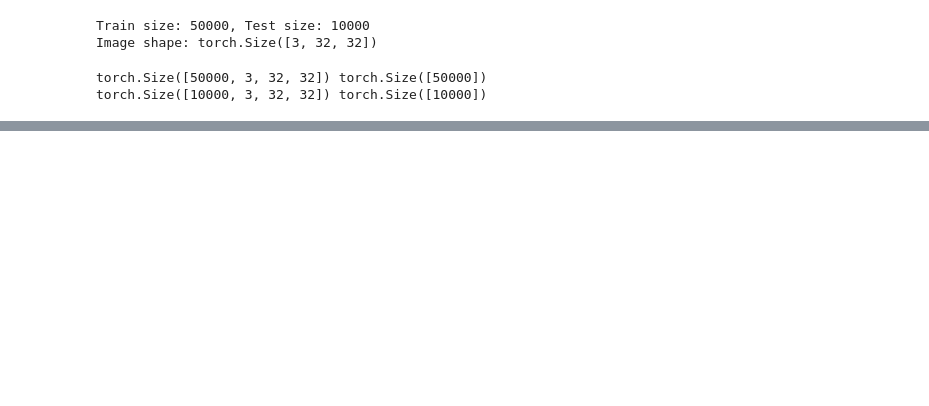
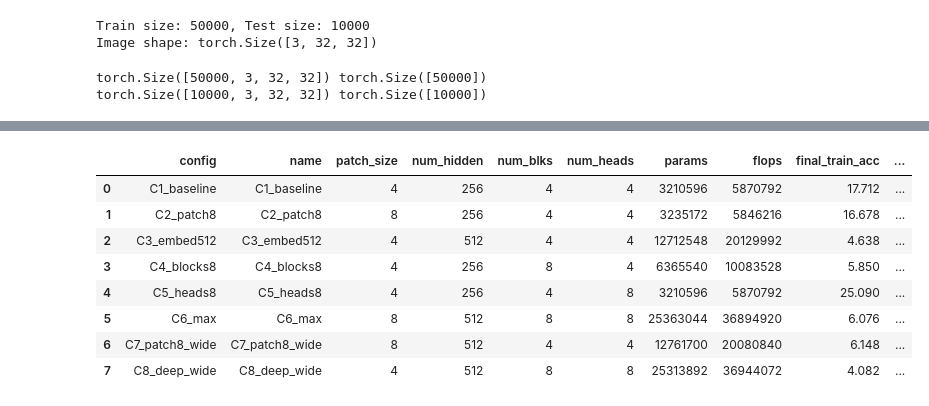
Before and after one commit to runo313/Deep-Learning, a Jupyter notebook: VisionTransformers/ViT.ipynb, the cells around one changed output, grey strips where cells are left out. Drawn from its saved outputs; the diff is of its cells as text; code cells hidden in the pictures; blank space fills up the shorter version.

Commit message:
viT training complete

```diff
--- a/VisionTransformers/ViT.ipynb
+++ b/VisionTransformers/ViT.ipynb
@@ -103,9 +103,8 @@ class ViT(nn.Module):
     def fit(self, X,y,X_test,y_test):
         torch.manual_seed(self.random_state)
         start_time = time.time()
-        optimizer = optim.SGD(self.parameters(), lr=self.eta, momentum=0.9, weight_decay=1e-4)
+        optimizer = optim.Adam(self.parameters(), lr=self.eta)
         criterion= nn.CrossEntropyLoss()
-        scheduler = torch.optim.lr_scheduler.CosineAnnealingLR(optimizer, T_max=self.n_iter)
         for epoch in range(self.n_iter):
             epoch_start= time.time()
             self.train()
@@ -257,7 +256,7 @@ for cfg in vit_configs:
     print(f"\n{'='*70}\nTraining {cfg['name']}: {cfg}\n{'='*70}")
 
     model = ViT(
-        eta=0.001, n_iter=30, batch_size=64, random_state=42,
+        eta=0.001, n_iter=10, batch_size=64, random_state=42,
         img_size=32, patch_size=cfg['patch_size'],
         num_hidden=cfg['num_hidden'],
         norm_shape=cfg['num_hidden'],
@@ -315,0 +315,9 @@ Epoch  27/30 | Loss: 2.3325 | Acc: 39.45% | Val Loss: 2.5530 | Val Acc: 36.47% |
+|  | config | name | patch_size | num_hidden | num_blks | num_heads | params | flops | final_train_acc | ... |
+| 0 | C1_baseline | C1_baseline | 4 | 256 | 4 | 4 | 3210596 | 5870792 | 17.712 | ... |
+| 1 | C2_patch8 | C2_patch8 | 8 | 256 | 4 | 4 | 3235172 | 5846216 | 16.678 | ... |
+| 2 | C3_embed512 | C3_embed512 | 4 | 512 | 4 | 4 | 12712548 | 20129992 | 4.638 | ... |
+| 3 | C4_blocks8 | C4_blocks8 | 4 | 256 | 8 | 4 | 6365540 | 10083528 | 5.850 | ... |
+| 4 | C5_heads8 | C5_heads8 | 4 | 256 | 4 | 8 | 3210596 | 5870792 | 25.090 | ... |
+| 5 | C6_max | C6_max | 8 | 512 | 8 | 8 | 25363044 | 36894920 | 6.076 | ... |
+| 6 | C7_patch8_wide | C7_patch8_wide | 8 | 512 | 4 | 4 | 12761700 | 20080840 | 6.148 | ... |
+| 7 | C8_deep_wide | C8_deep_wide | 4 | 512 | 8 | 8 | 25313892 | 36944072 | 4.082 | ... |
```
Also changed, not shown: parts of 1 cell of this notebook.
